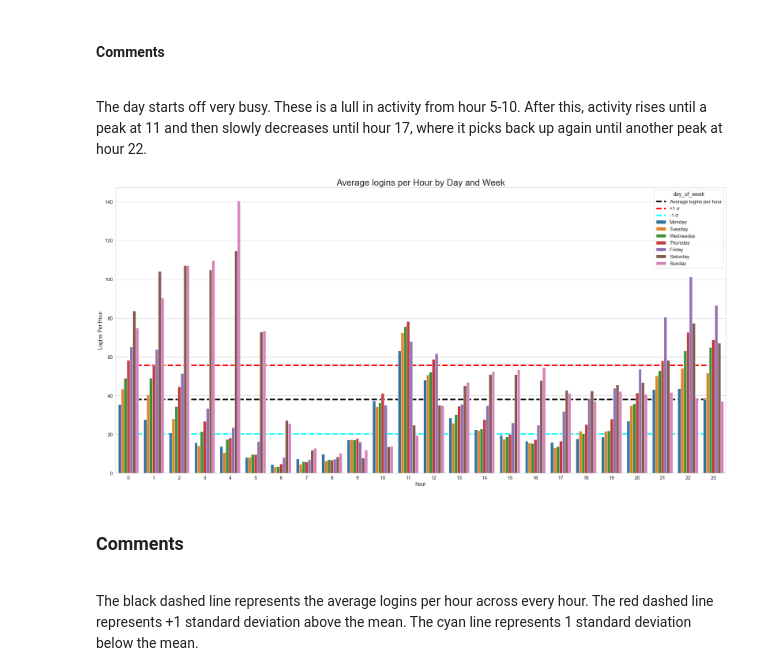
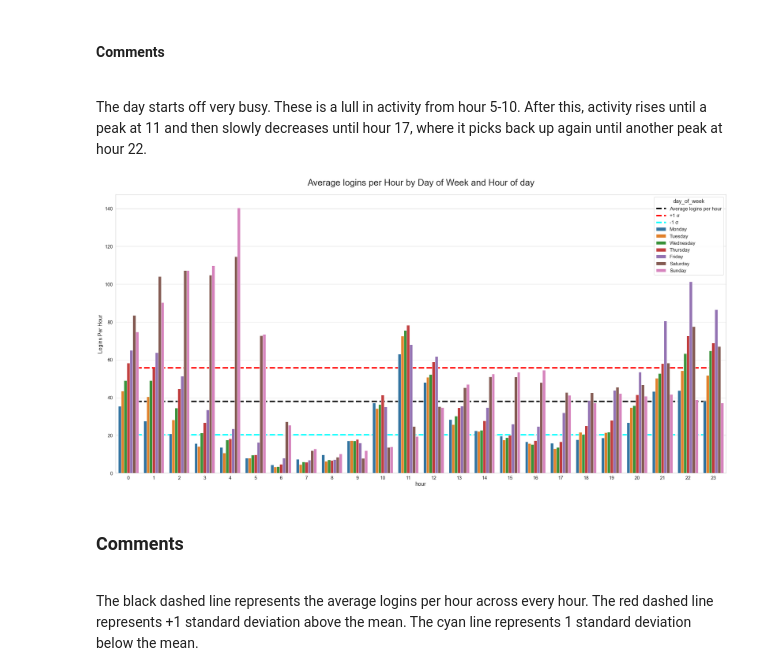
Before and after one commit to mf11y/Data_Sci_Projects, a Jupyter notebook: Take_Home_Challenge/Ultimate_Take_Home Part 1 - EDA.ipynb, the cells around one changed output. Saved outputs shown, nothing was run; the diff lists cells and outputs as text; code cells hidden in the pictures.

```diff
--- a/Take_Home_Challenge/Ultimate_Take_Home Part 1 - EDA.ipynb
+++ b/Take_Home_Challenge/Ultimate_Take_Home Part 1 - EDA.ipynb
@@ -75,15 +75,15 @@ std_below_line.value = std_below_line.value - std
 # %%
 plt.figure(figsize=(30, 15))
 sns.lineplot(data = avg_line, x='hour', y='value',lw=5,linestyle='--',color='black',zorder=2,label='Average logins per hour')
 sns.lineplot(data = std_above_line, x='hour', y='value',lw=5,linestyle='--',color='red',zorder=2,label='+1 σ')
 sns.lineplot(data = std_below_line, x='hour', y='value',lw=5,linestyle='--',color='cyan',zorder=2,label='-1 σ')
 
 ax = sns.barplot(data = hour_x_day, x='hour',y='value', hue='day_of_week',palette='tab10', zorder=3)
-ax.set_title('Average logins per Hour by Day and Week',fontsize=30)
+ax.set_title('Average logins per Hour by Day of Week and Hour of day',fontsize=30,pad=30)
 ax.set_ylabel('Logins Per Hour')
 plt.tight_layout()
 # %% [output]
-[figure, old version]
+[figure, new version]
 # %% [markdown]
 ### Comments
 <br>
```
Also changed, not shown: 2 other files.
